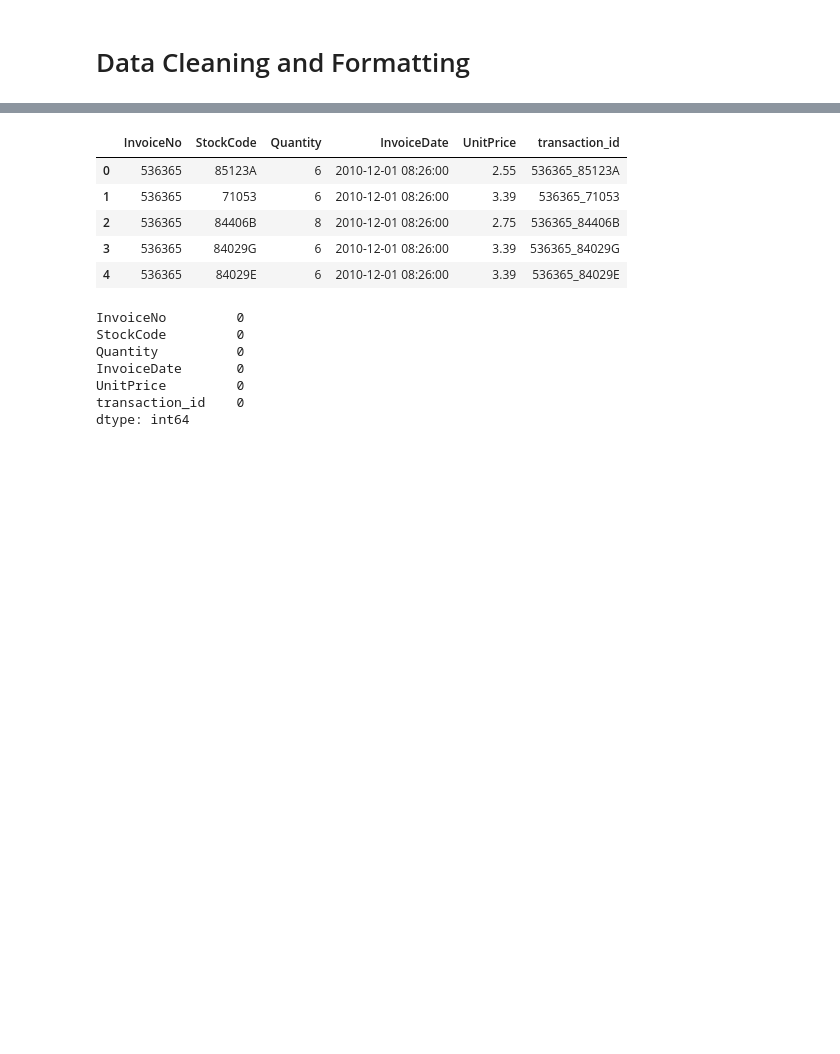
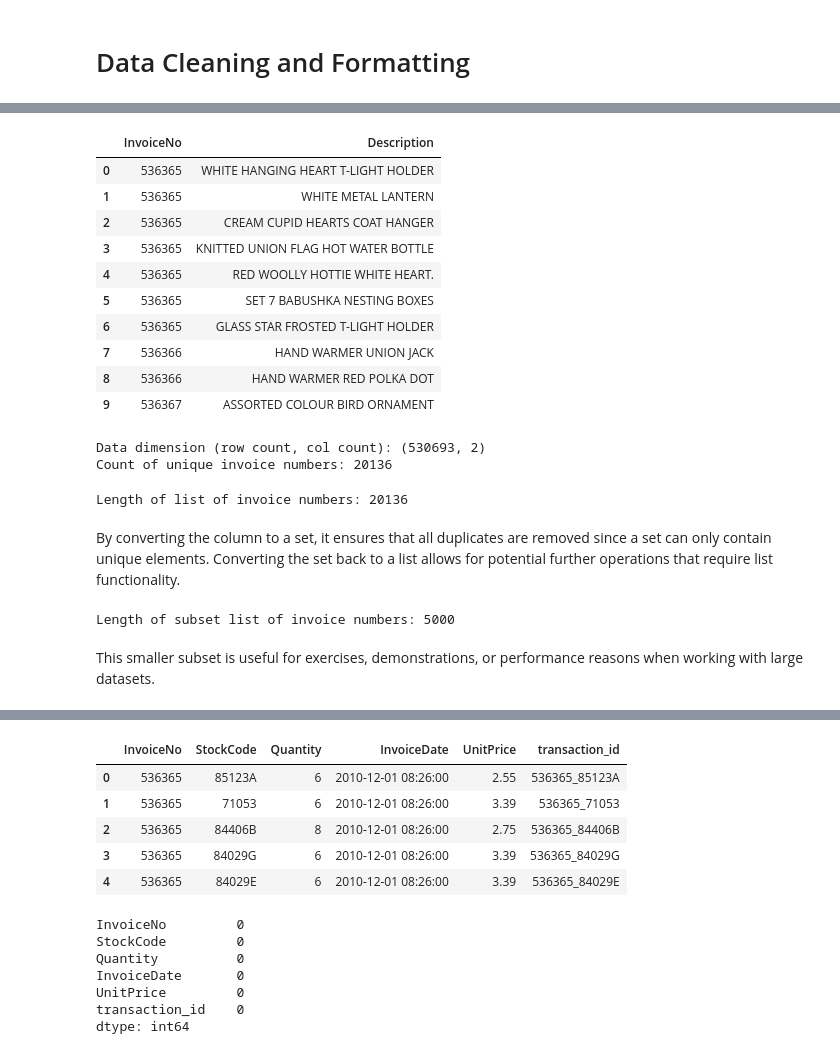
Before and after one commit to Requenamar3/Data-Mining, a Jupyter notebook: Module4. Online Retail HW .ipynb, the cells around one changed output, grey strips where cells are left out. Cells and saved outputs as stored; diff of their text form; code cells hidden in the pictures; blank space fills up the shorter version.

```diff
--- a/Module4. Online Retail HW .ipynb
+++ b/Module4. Online Retail HW .ipynb
@@ -81,0 +163,59 @@ Count of unique customer ids: 4372
+# %%
+# new data frame retail1 to hold the cleaned or transformed data from the original df retail
+retail1 = (
+    retail
+    # Filter out non-positive quantity values.
+    .loc[retail["Quantity"] > 0]
+    # Remove InvoiceNos starting with 'C' by checking a flag 'IsCPresent' that indicates such values.
+    .loc[retail['IsCPresent'] != 1]
+    # Keep only the 'InvoiceNo' and 'Description' columns.
+    .loc[:, ["InvoiceNo", "Description"]]
+    # Drop all rows with at least one missing value in any of the remaining columns.
+    .dropna()
+)
+# %%
+retail1.head(10)
+# %% [output]
+|  | InvoiceNo | Description |
+| 0 | 536365 | WHITE HANGING HEART T-LIGHT HOLDER |
+| 1 | 536365 | WHITE METAL LANTERN |
+| 2 | 536365 | CREAM CUPID HEARTS COAT HANGER |
+| 3 | 536365 | KNITTED UNION FLAG HOT WATER BOTTLE |
+| 4 | 536365 | RED WOOLLY HOTTIE WHITE HEART. |
+| 5 | 536365 | SET 7 BABUSHKA NESTING BOXES |
+| 6 | 536365 | GLASS STAR FROSTED T-LIGHT HOLDER |
+| 7 | 536366 | HAND WARMER UNION JACK |
+| 8 | 536366 | HAND WARMER RED POLKA DOT |
+| 9 | 536367 | ASSORTED COLOUR BIRD ORNAMENT |
+# %%
+# count of rows and columns in the dataframe.
+print("Data dimension (row count, col count): {dim}".format(dim=retail1.shape))
+
+# number of unique transactions present in the data.
+print("Count of unique invoice numbers: {cnt}".format(cnt=retail1.InvoiceNo.nunique()))
+# %% [output]
+Data dimension (row count, col count): (530693, 2)
+Count of unique invoice numbers: 20136
+# %%
+# extract unique invoice numbers as list
+# convert the 'InvoiceNo' column to a list
+invoice_no_list = retail1.InvoiceNo.tolist()
+# use 'set' to remove any duplicates, converting the list back to a list type
+invoice_no_list = list(set(invoice_no_list))
+
+# print the length of the list/ the count of unique invoice numbers
+print("Length of list of invoice numbers: {ln}".format(ln=len(invoice_no_list)))
+# %% [output]
+Length of list of invoice numbers: 20136
+# %% [markdown]
+By converting the column to a set, it ensures that all duplicates are removed since a set can only contain unique elements. Converting the set back to a list allows for potential further operations that require list functionality.
+# %%
+# Selecting the first 5000 unique invoice numbers from the list to create a subset
+subset_invoice_no_list = invoice_no_list[0:5000]
+
+# Print the length of the subset list to confirm the number of invoice numbers it contains
+print("Length of subset list of invoice numbers: {ln}".format(ln=len(subset_invoice_no_list)))
+# %% [output]
+Length of subset list of invoice numbers: 5000
+# %% [markdown]
+This smaller subset is useful for exercises, demonstrations, or performance reasons when working with large datasets.
```
Also changed, not shown: parts of 10 cells of this notebook.
